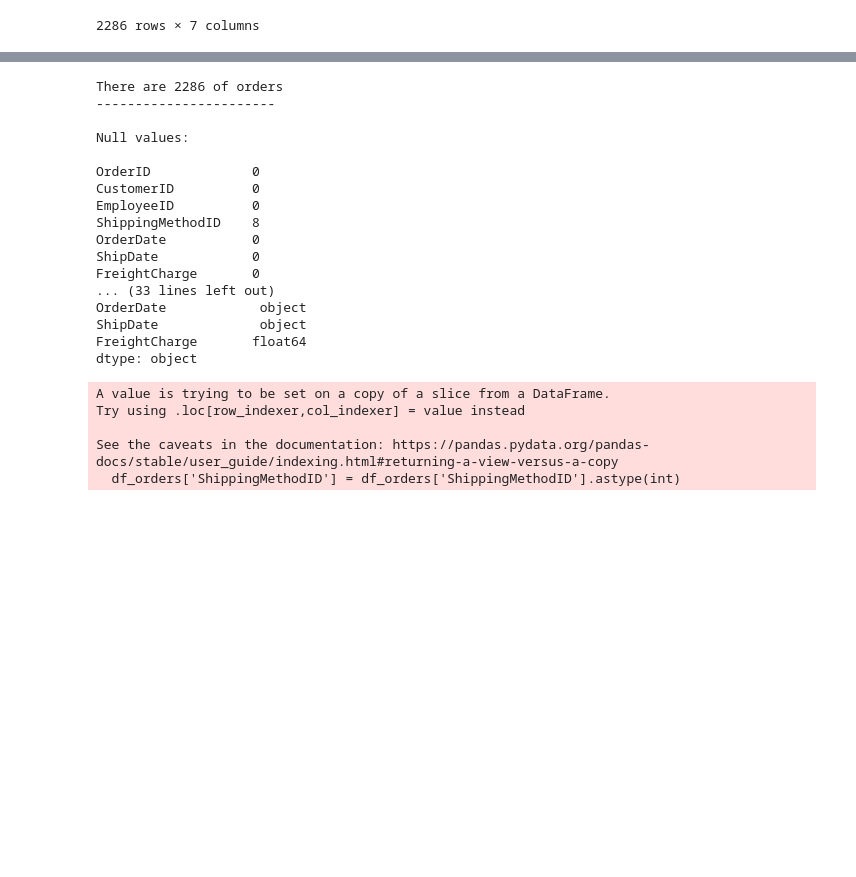
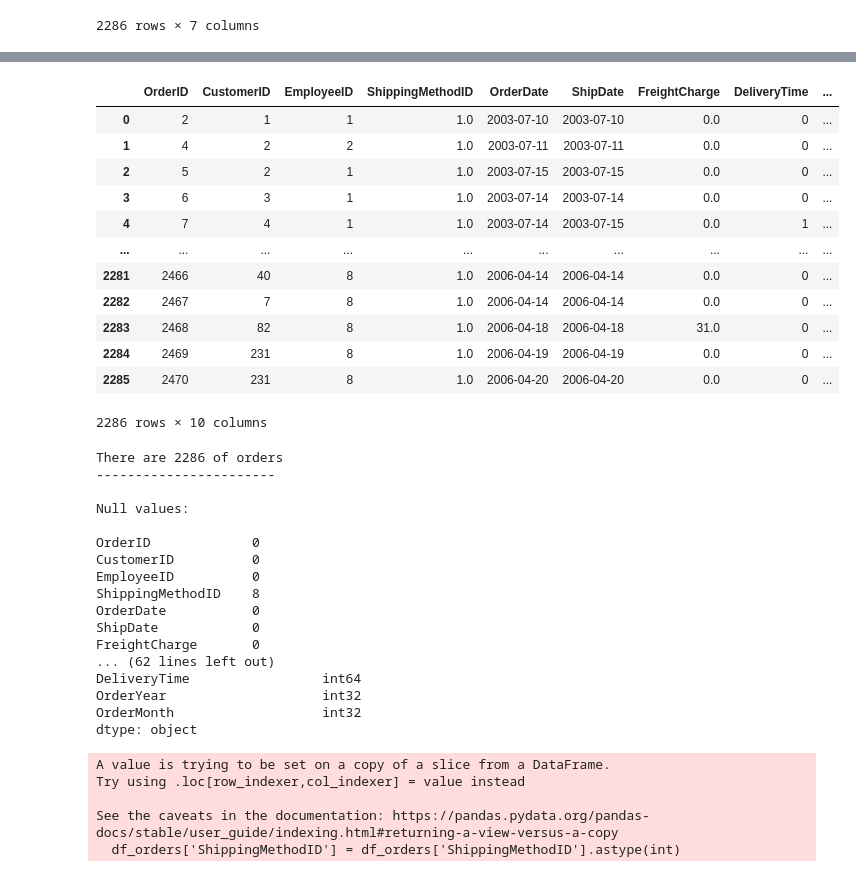
Before and after one commit to carlotagordillo2/final-proyect, a Jupyter notebook: EDA/cleaning.ipynb, the cells around one changed output, grey strips where cells are left out. Drawn from its saved outputs; the diff is of its cells as text; code cells hidden in the pictures; blank space fills up the shorter version.

```diff
--- a/EDA/cleaning.ipynb
+++ b/EDA/cleaning.ipynb
@@ -453,3 +498,8 @@ df_orders
 | 2284 | 2469 | 231 | 8 | 1.0 | 4/19/2006 | 4/19/2006 | 0.0 |
 | 2285 | 2470 | 231 | 8 | 1.0 | 4/20/2006 | 4/20/2006 | 0.0 |
 2286 rows × 7 columns
+# %%
+df_orders['OrderDate'] = pd.to_datetime(df_orders['OrderDate'])
+df_orders['ShipDate'] = pd.to_datetime(df_orders['ShipDate'])
+
+df_orders
@@ -456,3 +520,26 @@ df_orders
+# %%
+df_orders['DeliveryTime'] = df_orders['ShipDate'] - df_orders['OrderDate']
+df_orders['DeliveryTime'] = df_orders['DeliveryTime'].dt.days
+# %%
+df_orders['OrderYear'] = df_orders['OrderDate'].dt.year
+# %%
+df_orders['OrderMonth'] = df_orders['OrderDate'].dt.month
+# %%
+df_orders
+# %% [output]
+|  | OrderID | CustomerID | EmployeeID | ShippingMethodID | OrderDate | ShipDate | FreightCharge | DeliveryTime | ... |
+| 0 | 2 | 1 | 1 | 1.0 | 2003-07-10 | 2003-07-10 | 0.0 | 0 | ... |
+| 1 | 4 | 2 | 2 | 1.0 | 2003-07-11 | 2003-07-11 | 0.0 | 0 | ... |
+| 2 | 5 | 2 | 1 | 1.0 | 2003-07-15 | 2003-07-15 | 0.0 | 0 | ... |
+| 3 | 6 | 3 | 1 | 1.0 | 2003-07-14 | 2003-07-14 | 0.0 | 0 | ... |
+| 4 | 7 | 4 | 1 | 1.0 | 2003-07-14 | 2003-07-15 | 0.0 | 1 | ... |
+| ... | ... | ... | ... | ... | ... | ... | ... | ... | ... |
+| 2281 | 2466 | 40 | 8 | 1.0 | 2006-04-14 | 2006-04-14 | 0.0 | 0 | ... |
+| 2282 | 2467 | 7 | 8 | 1.0 | 2006-04-14 | 2006-04-14 | 0.0 | 0 | ... |
+| 2283 | 2468 | 82 | 8 | 1.0 | 2006-04-18 | 2006-04-18 | 31.0 | 0 | ... |
+| 2284 | 2469 | 231 | 8 | 1.0 | 2006-04-19 | 2006-04-19 | 0.0 | 0 | ... |
+| 2285 | 2470 | 231 | 8 | 1.0 | 2006-04-20 | 2006-04-20 | 0.0 | 0 | ... |
+2286 rows × 10 columns
 # %%
 f.analysis_data(df_orders, "orders")
 # %% [output]
@@ -468,10 +555,10 @@ ShippingMethodID    8
 OrderDate           0
 ShipDate            0
 FreightCharge       0
-... (33 lines left out)
-OrderDate            object
-ShipDate             object
-FreightCharge       float64
+... (62 lines left out)
+DeliveryTime                 int64
+OrderYear                    int32
+OrderMonth                   int32
 dtype: object
 # %%
 # Drop null values
```
Also changed, not shown: parts of 28 cells of this notebook, 10 other files.
